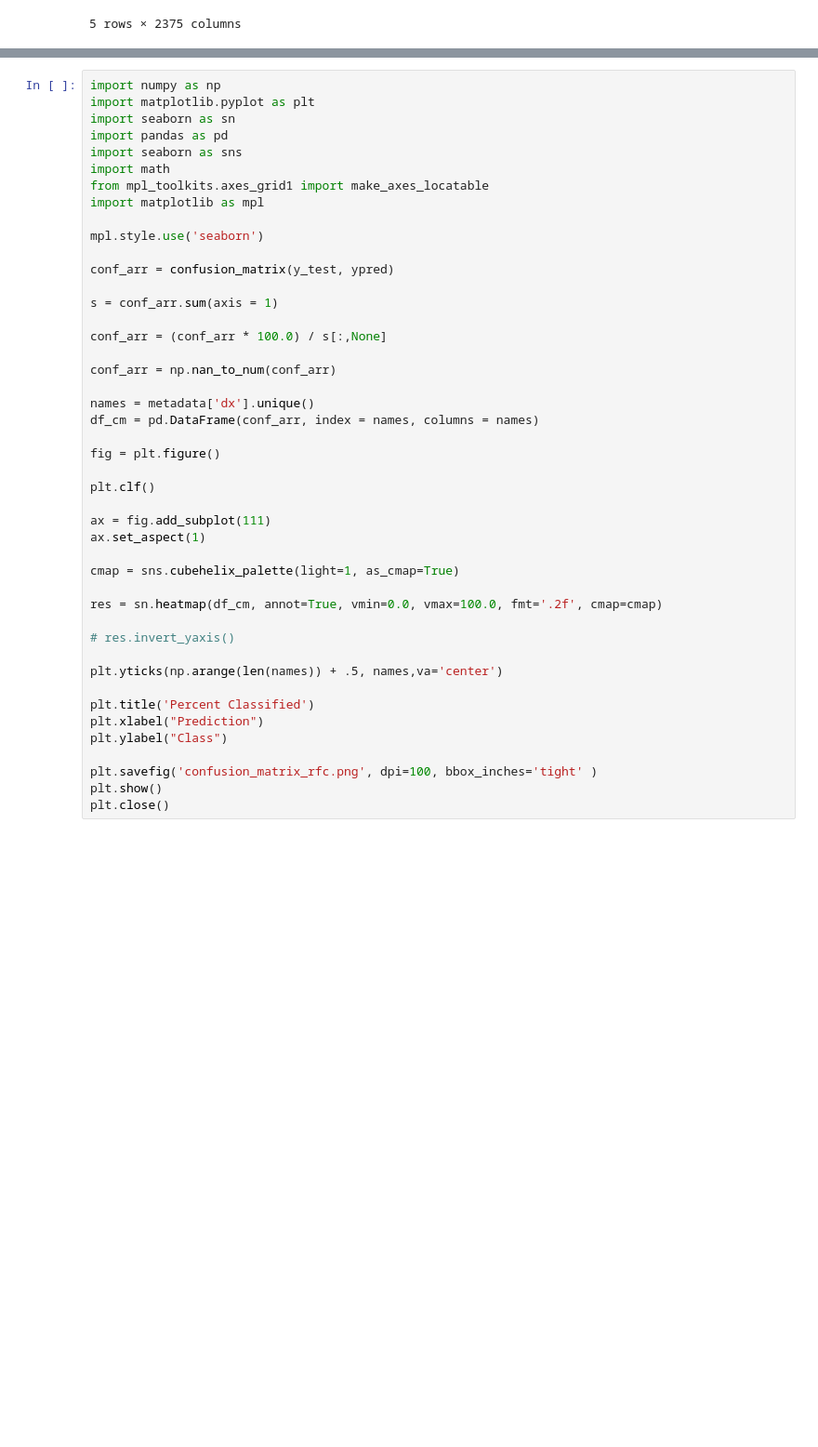
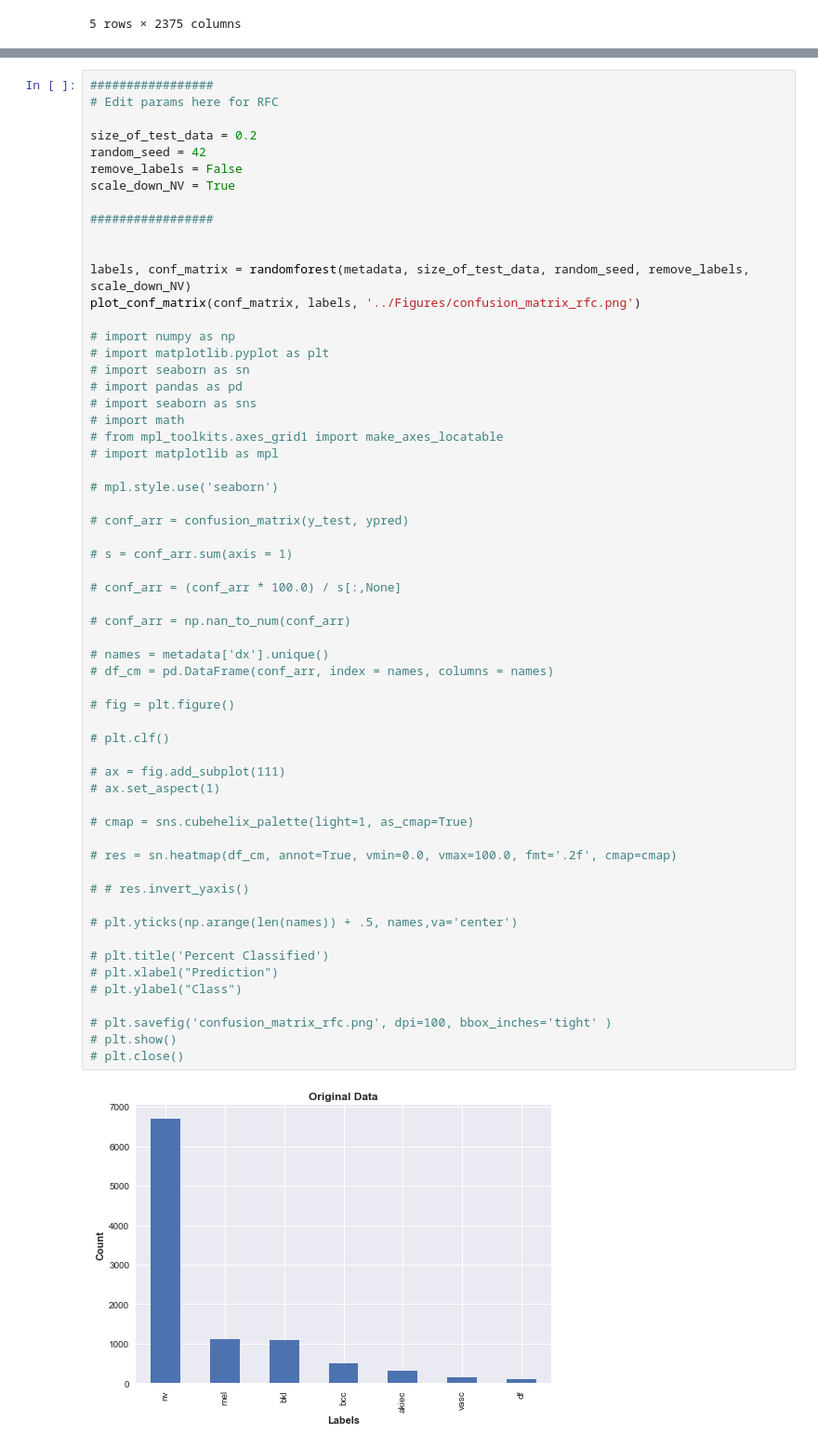
Before and after one commit to SamuelStentz/SkinCancerAnalysis, a Jupyter notebook: Analysis/analysis-prat.ipynb, the cells around one changed output, grey strips where cells are left out. Shown: that part at 93% size. Cells and saved outputs as stored; diff of their text form; blank space fills up the shorter version.

Commit message:
rfc prat with balanced data

```diff
--- a/Analysis/analysis-prat.ipynb
+++ b/Analysis/analysis-prat.ipynb
@@ -161,45 +265,61 @@ Accuracy 0.72591113330005
 # %%
-import numpy as np
-import matplotlib.pyplot as plt
-import seaborn as sn
-import pandas as pd
-import seaborn as sns
-import math
-from mpl_toolkits.axes_grid1 import make_axes_locatable
-import matplotlib as mpl
+#################
+# Edit params here for RFC
 
-mpl.style.use('seaborn')
+size_of_test_data = 0.2
+random_seed = 42
+remove_labels = False
+scale_down_NV = True
 
-conf_arr = confusion_matrix(y_test, ypred)
+#################
 
-s = conf_arr.sum(axis = 1)
 
-conf_arr = (conf_arr * 100.0) / s[:,None]
+labels, conf_matrix = randomforest(metadata, size_of_test_data, random_seed, remove_labels, scale_down_NV)
+plot_conf_matrix(conf_matrix, labels, '../Figures/confusion_matrix_rfc.png')
 
-conf_arr = np.nan_to_num(conf_arr)
+# import numpy as np
+# import matplotlib.pyplot as plt
+# import seaborn as sn
+# import pandas as pd
+# import seaborn as sns
+# import math
+# from mpl_toolkits.axes_grid1 import make_axes_locatable
+# import matplotlib as mpl
 
-names = metadata['dx'].unique()
-df_cm = pd.DataFrame(conf_arr, index = names, columns = names)
+# mpl.style.use('seaborn')
 
-fig = plt.figure()
+# conf_arr = confusion_matrix(y_test, ypred)
 
-plt.clf()
+# s = conf_arr.sum(axis = 1)
 
-ax = fig.add_subplot(111)
-ax.set_aspect(1)
+# conf_arr = (conf_arr * 100.0) / s[:,None]
 
-cmap = sns.cubehelix_palette(light=1, as_cmap=True)
+# conf_arr = np.nan_to_num(conf_arr)
 
-res = sn.heatmap(df_cm, annot=True, vmin=0.0, vmax=100.0, fmt='.2f', cmap=cmap)
+# names = metadata['dx'].unique()
+# df_cm = pd.DataFrame(conf_arr, index = names, columns = names)
 
-# res.invert_yaxis()
+# fig = plt.figure()
 
-plt.yticks(np.arange(len(names)) + .5, names,va='center')
+# plt.clf()
 
-plt.title('Percent Classified')
-plt.xlabel("Prediction")
-plt.ylabel("Class")
+# ax = fig.add_subplot(111)
+# ax.set_aspect(1)
 
-plt.savefig('confusion_matrix_rfc.png', dpi=100, bbox_inches='tight' )
-plt.show()
-plt.close()
+# cmap = sns.cubehelix_palette(light=1, as_cmap=True)
+
+# res = sn.heatmap(df_cm, annot=True, vmin=0.0, vmax=100.0, fmt='.2f', cmap=cmap)
+
+# # res.invert_yaxis()
+
+# plt.yticks(np.arange(len(names)) + .5, names,va='center')
+
+# plt.title('Percent Classified')
+# plt.xlabel("Prediction")
+# plt.ylabel("Class")
+
+# plt.savefig('confusion_matrix_rfc.png', dpi=100, bbox_inches='tight' )
+# plt.show()
+# plt.close()
+# %% [output]
+[figure, added]
```
Also changed, not shown: parts of 5 cells of this notebook, 3 other files.
